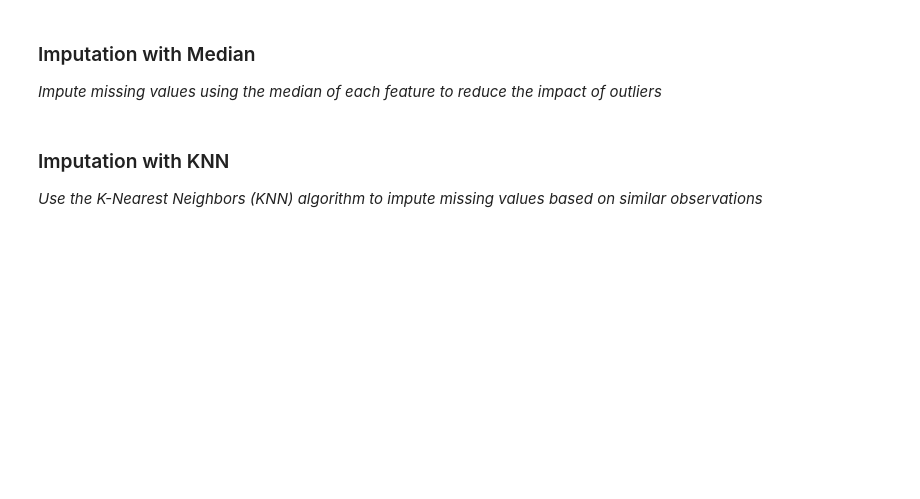
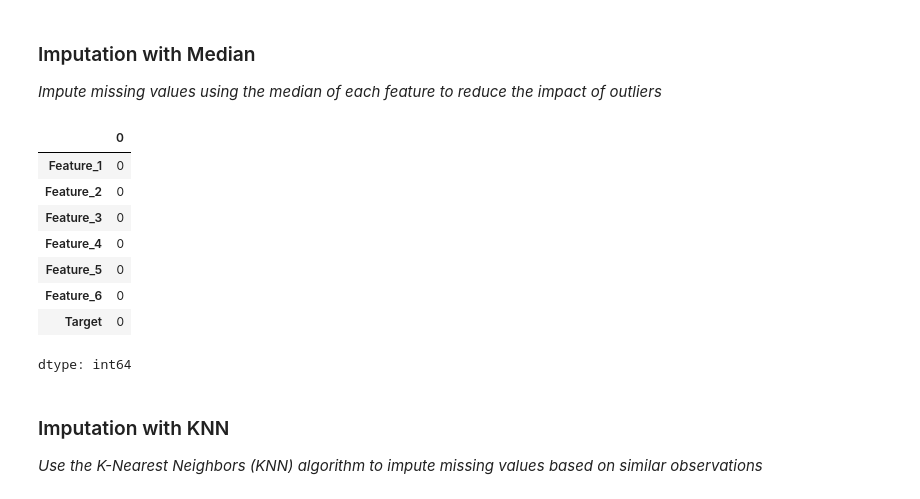
Before and after one commit to GuillermoBlancoNunez/DataMining_NeuralNetworks_ISS, a Jupyter notebook: Daily_Assingments/Day_4/GuillermoBN_Assg4_DM&NN_ISS.ipynb, the cells around one changed output. Drawn from its saved outputs; the diff is of its cells as text; code cells hidden in the pictures; blank space fills up the shorter version.

```diff
--- a/Daily_Assingments/Day_4/GuillermoBN_Assg4_DM&NN_ISS.ipynb
+++ b/Daily_Assingments/Day_4/GuillermoBN_Assg4_DM&NN_ISS.ipynb
@@ -59,7 +93,21 @@ dtype: int64
 ### Imputation with Median
 *Impute missing values using the median of each feature to reduce the impact of outliers*
 # %%
-#YOUR CODE HERE
+median_data = data.copy()
+for col in median_data.columns:
+  median_data[col] = median_data[col].fillna(median_data[col].median())
+
+median_data.isnull().sum()
+# %% [output]
+|  | 0 |
+| Feature_1 | 0 |
+| Feature_2 | 0 |
+| Feature_3 | 0 |
+| Feature_4 | 0 |
+| Feature_5 | 0 |
+| Feature_6 | 0 |
+| Target | 0 |
+dtype: int64
 # %% [markdown]
 ### Imputation with KNN
 *Use the K-Nearest Neighbors (KNN) algorithm to impute missing values based on similar observations*
```
Also changed, not shown: parts of 7 cells of this notebook.
